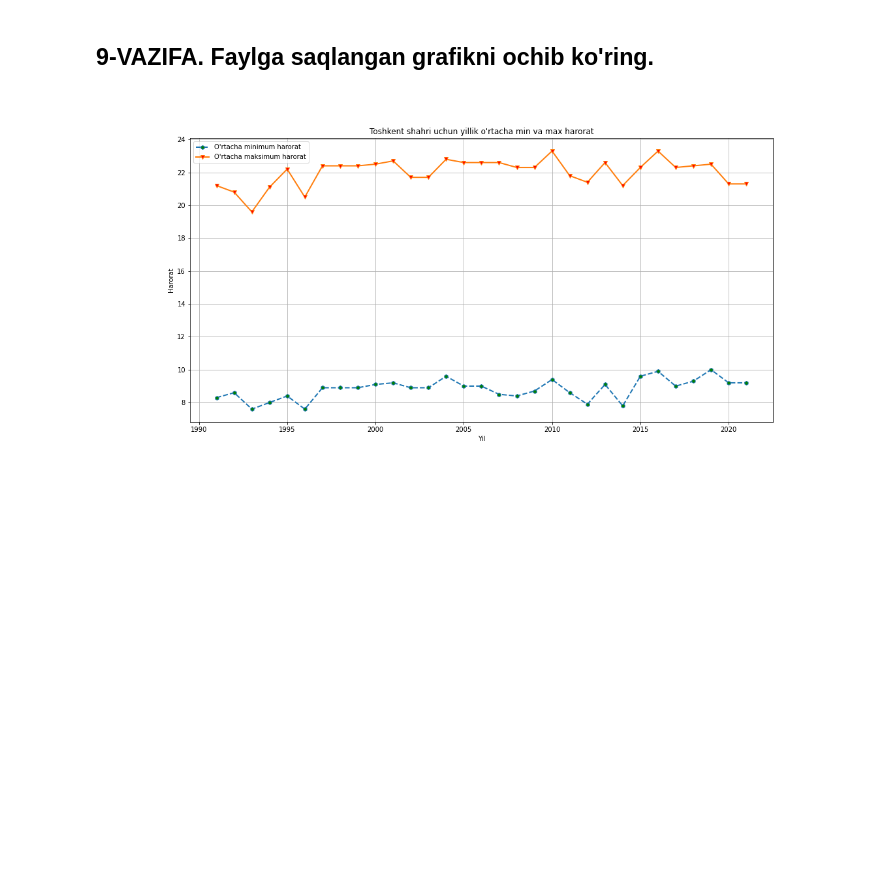
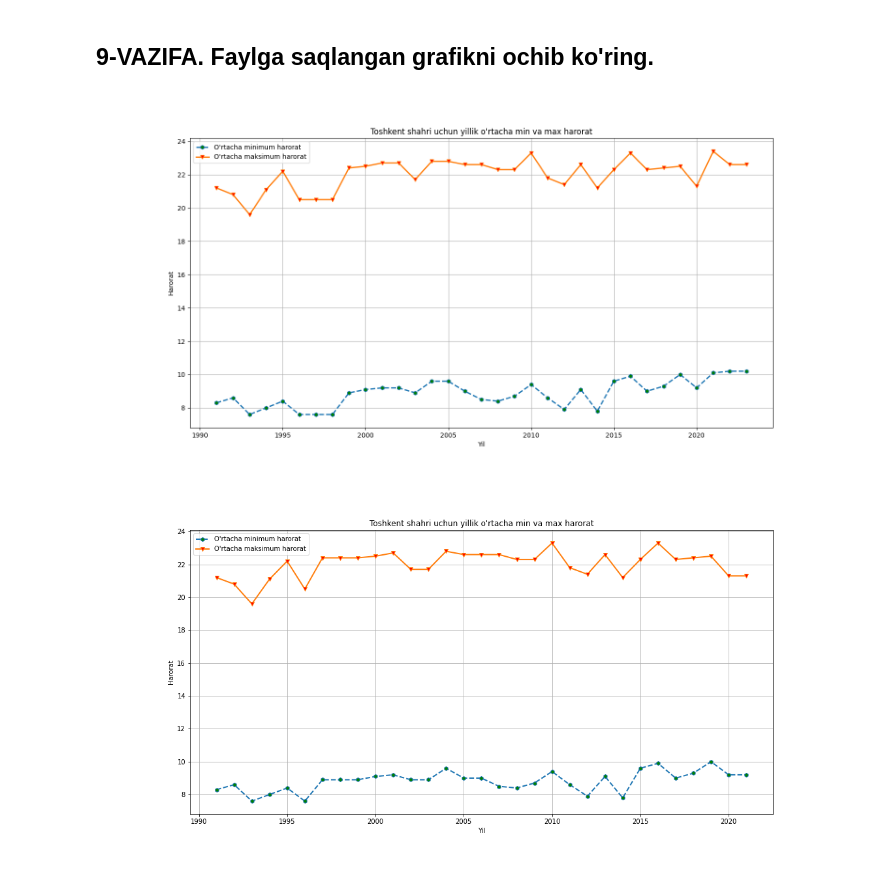
Before and after one commit to 2876mohira/vizualizatsiya, a Jupyter notebook: 04_VISUAL_AMALIYOT_01_matplotlib.ipynb, the cells around one changed output. Saved outputs shown, nothing was run; the diff lists cells and outputs as text; code cells hidden in the pictures; blank space fills up the shorter version.

```diff
--- a/04_VISUAL_AMALIYOT_01_matplotlib.ipynb
+++ b/04_VISUAL_AMALIYOT_01_matplotlib.ipynb
@@ -348,6 +362,10 @@ plt.show()
 ## 9-VAZIFA. Faylga saqlangan grafikni ochib ko'ring.
 # %%
 # JAVOBNI SHUYERGA YOZING
+from IPython.display import Image
+Image('tempMinMax.png')
+# %% [output]
+[figure, added]
 # %%
 #@title Javob
 from IPython.display import Image
```
Also changed, not shown: parts of 2 cells of this notebook.
